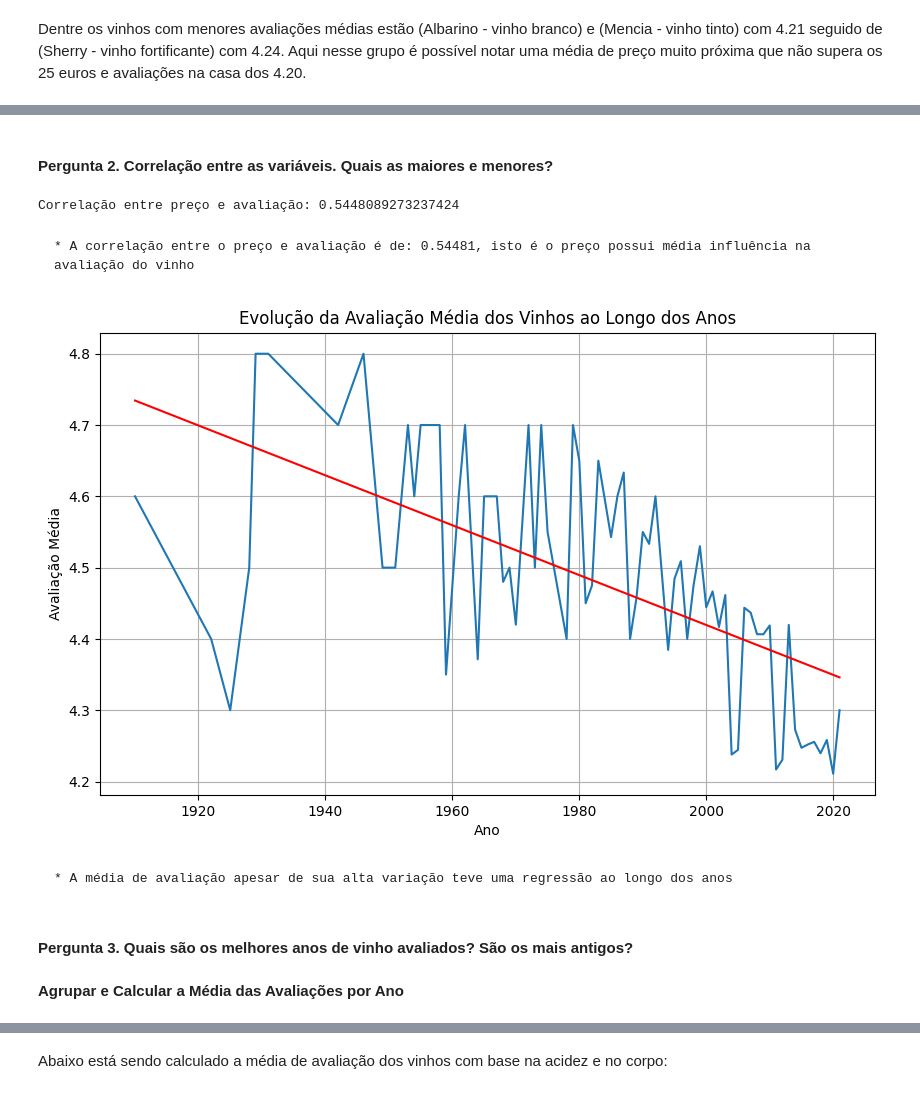
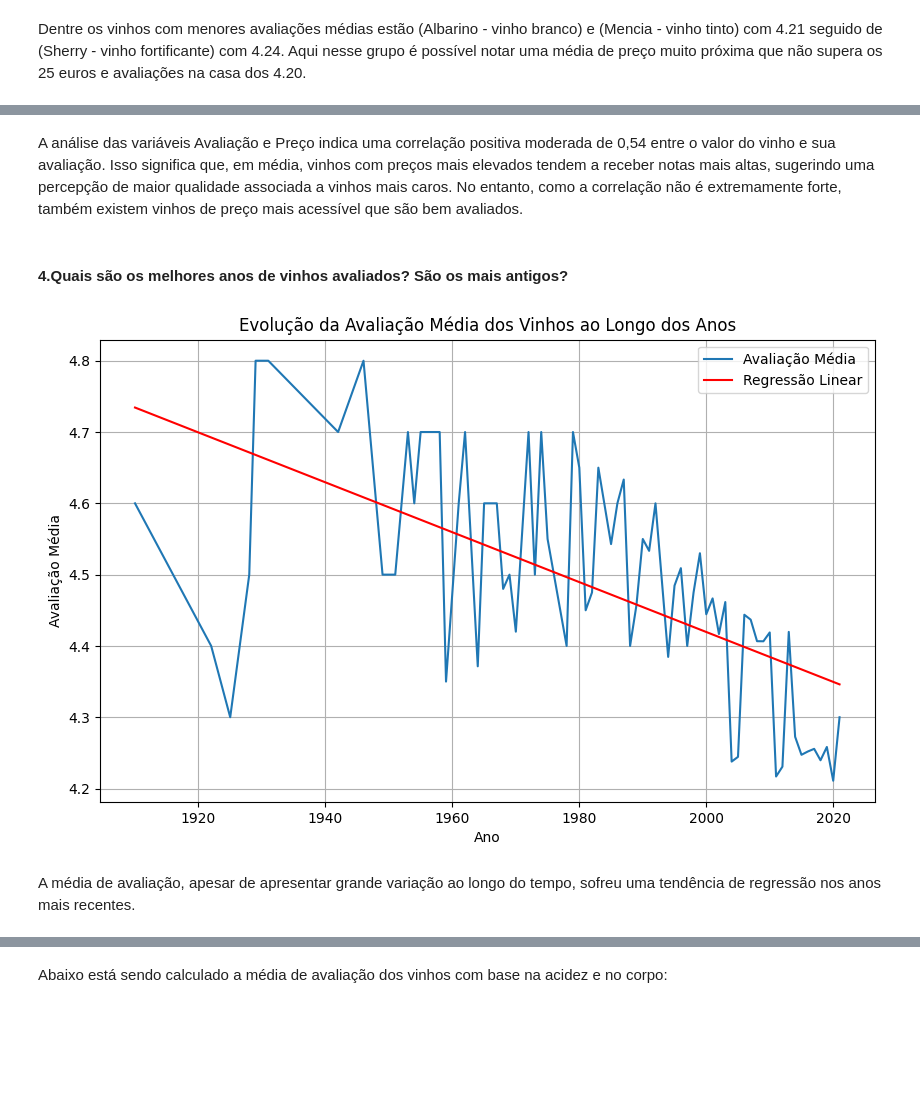
Before and after one commit to atlantico-academy/equipe5-2024.3, a Jupyter notebook: notebooks/01-exploratory_data_analysis.ipynb, the cells around one changed output, grey strips where cells are left out. Saved outputs shown, nothing was run; the diff lists cells and outputs as text; code cells hidden in the pictures; blank space fills up the shorter version.

```diff
--- a/notebooks/01-exploratory_data_analysis.ipynb
+++ b/notebooks/01-exploratory_data_analysis.ipynb
@@ -163,7 +160,10 @@ array(['2013', '2018', '2009', '1999', '1996', '1998', '2010', '1995',
 # %%
-#tratando valores de ano para "Not a Number" para poder trabalhar com a coluna Ano
 df['ano'] = df['ano'].replace('N.V.', np.nan)
-df['ano'] = pd.to_datetime(df['ano'], format='%Y')
+#df['ano'] = df['ano'].fillna(np.nan).astype('Int64')
+#df['ano'] = pd.to_datetime(df['ano'], format='%Y')
+
+df['ano'] = pd.to_datetime(df['ano'], format= '%Y')
+df['ano'] = df['ano'].dt.year
 
 print(f"Quantidade de vinhos sem safra (ano): {df['ano'].isnull().sum()}")
 # %% [output]
@@ -784,32 +770,24 @@ Passing `palette` without assigning `hue` is deprecated and will be removed in v
-# %% [markdown]
-#### Pergunta 2. Correlação entre as variáveis. Quais as maiores e menores?
-# %%
-correlation = df['preço'].corr(df['avaliação'])
-print('Correlação entre preço e avaliação:', correlation)
-# %% [output]
-Correlação entre preço e avaliação: 0.5448089273237424
-# %% [markdown]
-    * A correlação entre o preço e avaliação é de: 0.54481, isto é o preço possui média influência na avaliação do vinho
+# %% [markdown]
+A análise das variáveis Avaliação e Preço indica uma correlação positiva moderada de 0,54 entre o valor do vinho e sua avaliação. Isso significa que, em média, vinhos com preços mais elevados tendem a receber notas mais altas, sugerindo uma percepção de maior qualidade associada a vinhos mais caros. No entanto, como a correlação não é extremamente forte, também existem vinhos de preço mais acessível que são bem avaliados.
+# %% [markdown]
+#### 4.Quais são os melhores anos de vinhos avaliados? São os mais antigos?
 # %%
 media_por_ano = df.groupby('ano')['avaliação'].mean()
 
-slope, intercept, r_value, p_value, std_err = linregress(media_por_ano.index.year, media_por_ano.values)
+slope, intercept, r_value, p_value, std_err = linregress(media_por_ano.index, media_por_ano.values)
 
 plt.figure(figsize=(10, 6))
-plt.plot(media_por_ano.index, media_por_ano.values)
+plt.plot(media_por_ano.index, media_por_ano.values, label='Avaliação Média')
 
-plt.plot(media_por_ano.index, slope * media_por_ano.index.year + intercept, color='red', label='Regressão Linear')
+plt.plot(media_por_ano.index, slope * media_por_ano.index + intercept, color='red', label='Regressão Linear')
 
 plt.xlabel('Ano')
 plt.ylabel('Avaliação Média')
 plt.title('Evolução da Avaliação Média dos Vinhos ao Longo dos Anos')
 plt.grid(True)
+plt.legend()
 plt.show()
 # %% [output]
-[figure, old version]
+[figure, new version]
 # %% [markdown]
-    * A média de avaliação apesar de sua alta variação teve uma regressão ao longo dos anos
+A média de avaliação, apesar de apresentar grande variação ao longo do tempo, sofreu uma tendência de regressão nos anos mais recentes.
-# %% [markdown]
-#### Pergunta 3. Quais são os melhores anos de vinho avaliados? São os mais antigos?
-# %% [markdown]
-**Agrupar e Calcular a Média das Avaliações por Ano**
```
Also changed, not shown: parts of 66 cells of this notebook.
